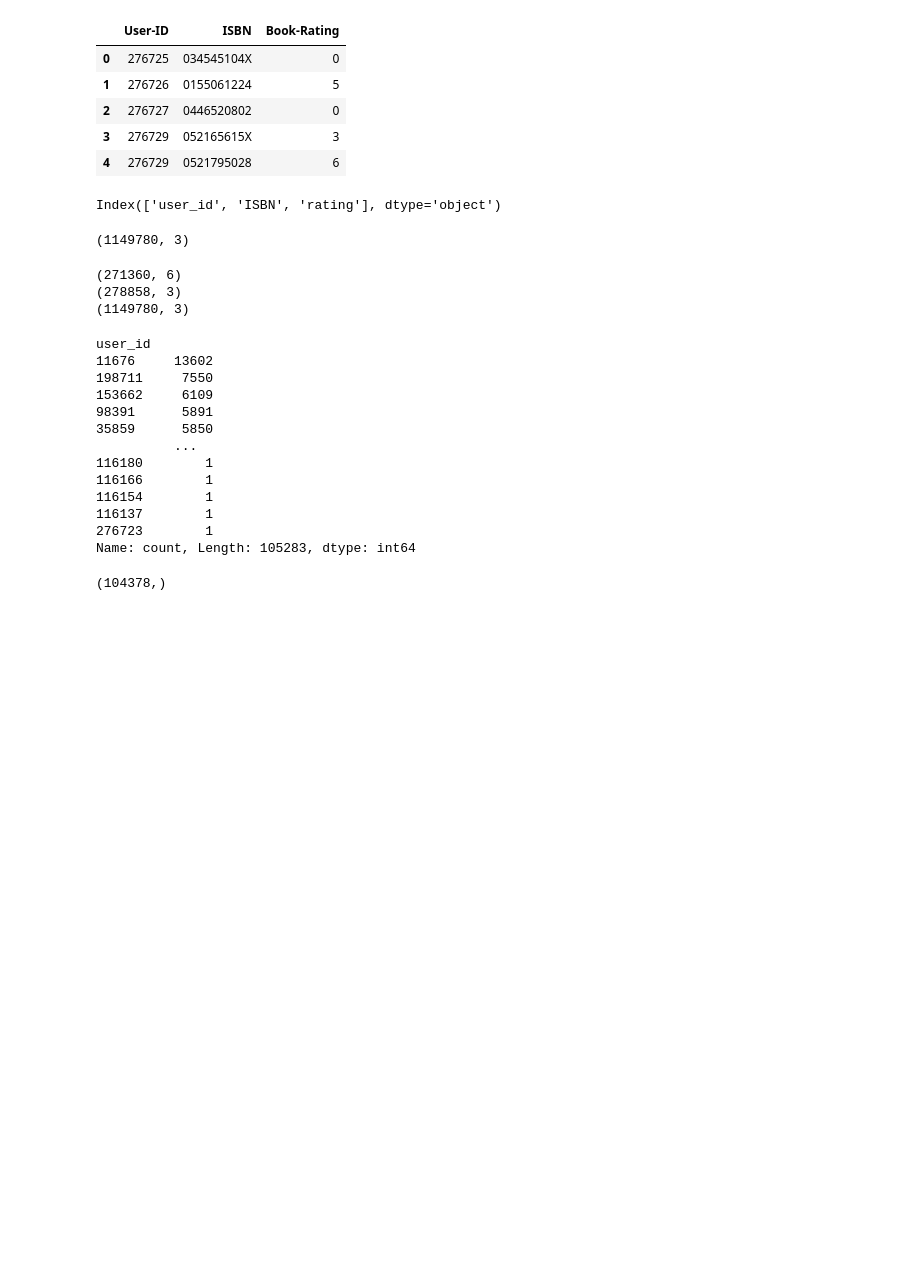
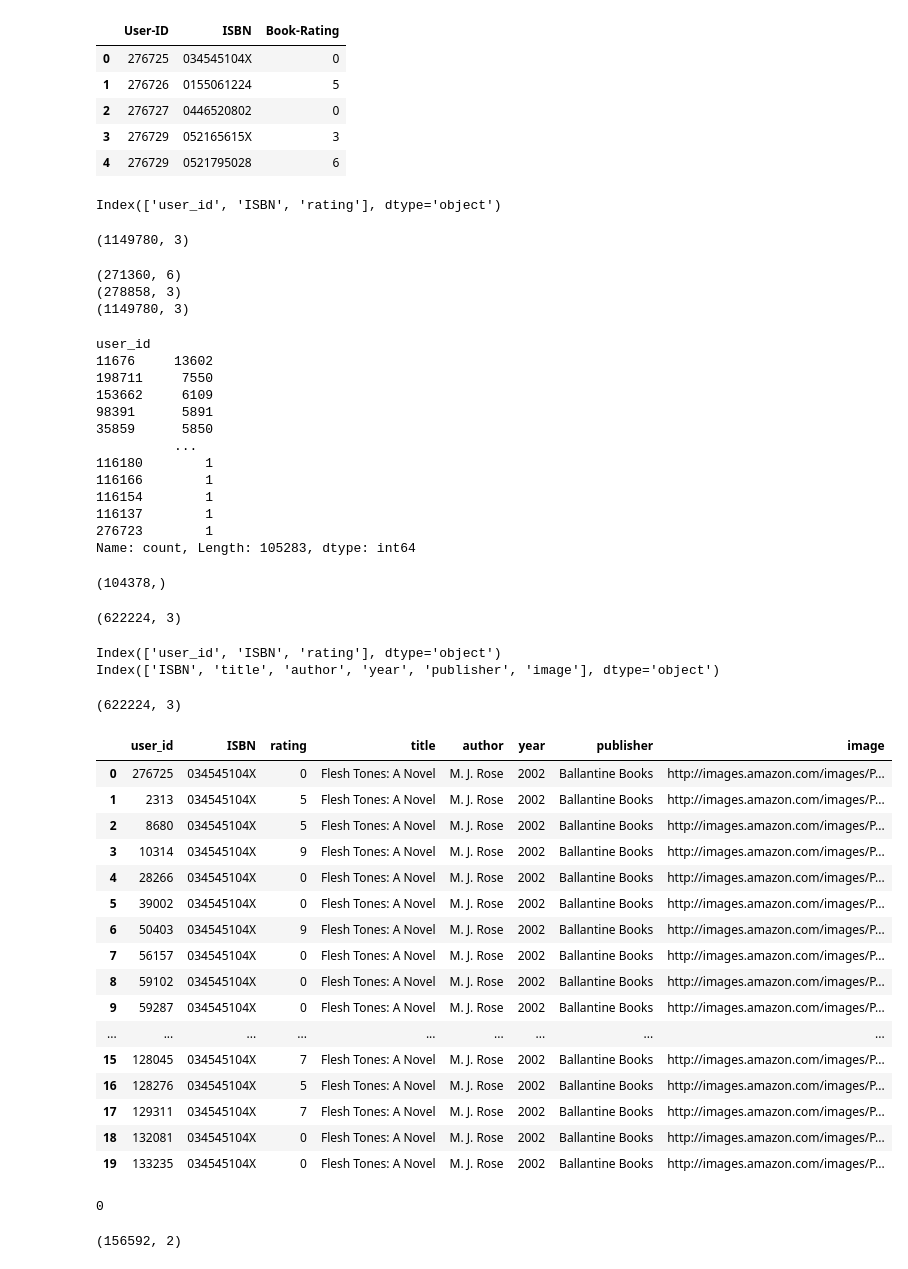
Before and after one commit to natek-1/Book-Recommendation, a Jupyter notebook: notebook/test.ipynb, the cells around one changed output. Drawn from its saved outputs; the diff is of its cells as text; code cells hidden in the pictures; blank space fills up the shorter version.

```diff
--- a/notebook/test.ipynb
+++ b/notebook/test.ipynb
@@ -135,3 +135,45 @@ x[x].shape # df such that the conditoin above is true
 (104378,)
 # %%
 indexes = x[x].index
+# %%
+df_ratings = df_ratings[df_ratings.user_id.isin(indexes)]
+# %%
+df_ratings.shape
+# %% [output]
+(622224, 3)
+# %%
+print(df_ratings.columns)
+print(df.columns)
+# %% [output]
+Index(['user_id', 'ISBN', 'rating'], dtype='object')
+Index(['ISBN', 'title', 'author', 'year', 'publisher', 'image'], dtype='object')
+# %%
+df_ratings_with_book = df_ratings.merge(df, on="ISBN") ## INNER JOIN
+# %%
+df_ratings.shape
+# %% [output]
+(622224, 3)
+# %%
+df_ratings_with_book.head(20)
+# %% [output]
+|  | user_id | ISBN | rating | title | author | year | publisher | image |
+| 0 | 276725 | 034545104X | 0 | Flesh Tones: A Novel | M. J. Rose | 2002 | Ballantine Books | http://images.amazon.com/images/P... |
+| 1 | 2313 | 034545104X | 5 | Flesh Tones: A Novel | M. J. Rose | 2002 | Ballantine Books | http://images.amazon.com/images/P... |
+| 2 | 8680 | 034545104X | 5 | Flesh Tones: A Novel | M. J. Rose | 2002 | Ballantine Books | http://images.amazon.com/images/P... |
+| 3 | 10314 | 034545104X | 9 | Flesh Tones: A Novel | M. J. Rose | 2002 | Ballantine Books | http://images.amazon.com/images/P... |
+| 4 | 28266 | 034545104X | 0 | Flesh Tones: A Novel | M. J. Rose | 2002 | Ballantine Books | http://images.amazon.com/images/P... |
+| 5 | 39002 | 034545104X | 0 | Flesh Tones: A Novel | M. J. Rose | 2002 | Ballantine Books | http://images.amazon.com/images/P... |
+| 6 | 50403 | 034545104X | 9 | Flesh Tones: A Novel | M. J. Rose | 2002 | Ballantine Books | http://images.amazon.com/images/P... |
+| 7 | 56157 | 034545104X | 0 | Flesh Tones: A Novel | M. J. Rose | 2002 | Ballantine Books | http://images.amazon.com/images/P... |
+| 8 | 59102 | 034545104X | 0 | Flesh Tones: A Novel | M. J. Rose | 2002 | Ballantine Books | http://images.amazon.com/images/P... |
+| 9 | 59287 | 034545104X | 0 | Flesh Tones: A Novel | M. J. Rose | 2002 | Ballantine Books | http://images.amazon.com/images/P... |
+| ... | ... | ... | ... | ... | ... | ... | ... | ... |
+| 15 | 128045 | 034545104X | 7 | Flesh Tones: A Novel | M. J. Rose | 2002 | Ballantine Books | http://images.amazon.com/images/P... |
+| 16 | 128276 | 034545104X | 5 | Flesh Tones: A Novel | M. J. Rose | 2002 | Ballantine Books | http://images.amazon.com/images/P... |
+| 17 | 129311 | 034545104X | 7 | Flesh Tones: A Novel | M. J. Rose | 2002 | Ballantine Books | http://images.amazon.com/images/P... |
+| 18 | 132081 | 034545104X | 0 | Flesh Tones: A Novel | M. J. Rose | 2002 | Ballantine Books | http://images.amazon.com/images/P... |
+| 19 | 133235 | 034545104X | 0 | Flesh Tones: A Novel | M. J. Rose | 2002 | Ballantine Books | http://images.amazon.com/images/P... |
+# %%
+df_ratings_with_book.title.isnull().sum()
+# %% [output]
+0
@@ -137,0 +182,4 @@ indexes = x[x].index
+# %%
+df_num_rating.shape
+# %% [output]
+(156592, 2)
```
Also changed, not shown: parts of 8 cells of this notebook, 1 other file.
